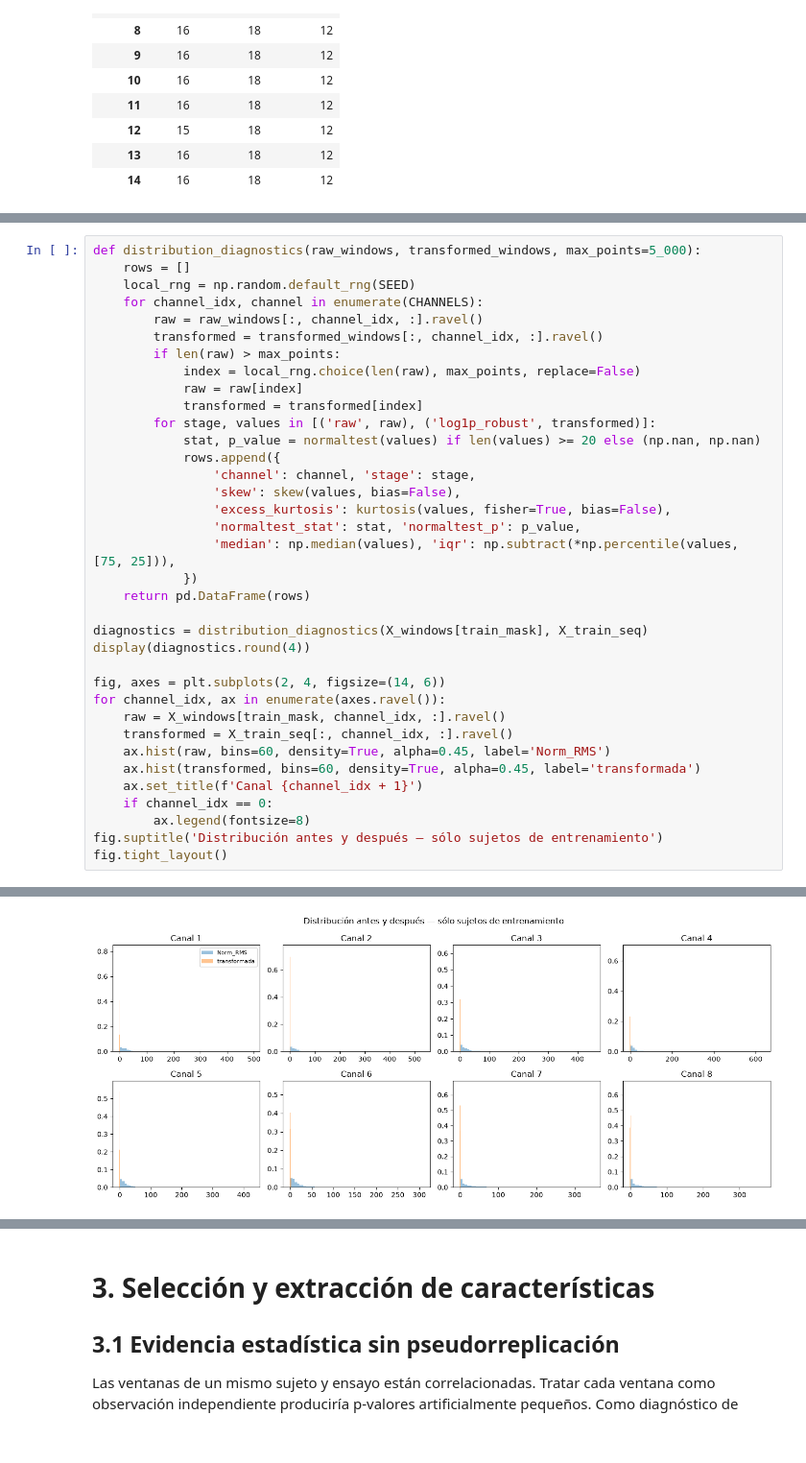
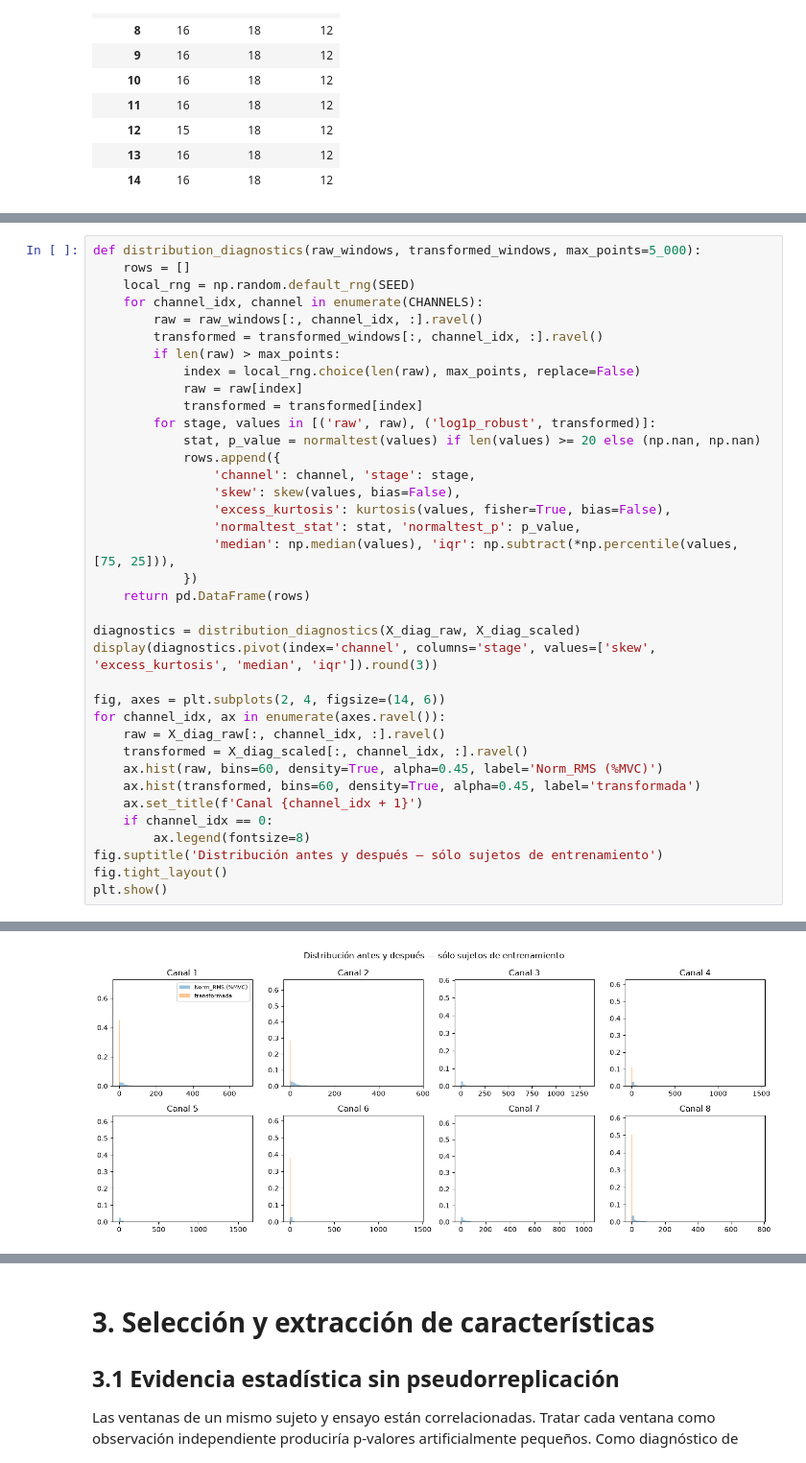
Before and after one commit to Paola-leon/human-activity-recognition, a Jupyter notebook: notebooks/avance2.equipo1.ipynb, the cells around one changed output, grey strips where cells are left out. Shown at 96% size. Cells and saved outputs as stored; diff of their text form.

```diff
--- a/notebooks/avance2.equipo1.ipynb
+++ b/notebooks/avance2.equipo1.ipynb
@@ -595,18 +914,19 @@ def distribution_diagnostics(raw_windows, transformed_windows, max_points=5_000)
             })
     return pd.DataFrame(rows)
 
-diagnostics = distribution_diagnostics(X_windows[train_mask], X_train_seq)
-display(diagnostics.round(4))
+diagnostics = distribution_diagnostics(X_diag_raw, X_diag_scaled)
+display(diagnostics.pivot(index='channel', columns='stage', values=['skew', 'excess_kurtosis', 'median', 'iqr']).round(3))
 
 fig, axes = plt.subplots(2, 4, figsize=(14, 6))
 for channel_idx, ax in enumerate(axes.ravel()):
-    raw = X_windows[train_mask, channel_idx, :].ravel()
-    transformed = X_train_seq[:, channel_idx, :].ravel()
-    ax.hist(raw, bins=60, density=True, alpha=0.45, label='Norm_RMS')
+    raw = X_diag_raw[:, channel_idx, :].ravel()
+    transformed = X_diag_scaled[:, channel_idx, :].ravel()
+    ax.hist(raw, bins=60, density=True, alpha=0.45, label='Norm_RMS (%MVC)')
     ax.hist(transformed, bins=60, density=True, alpha=0.45, label='transformada')
     ax.set_title(f'Canal {channel_idx + 1}')
     if channel_idx == 0:
         ax.legend(fontsize=8)
 fig.suptitle('Distribución antes y después — sólo sujetos de entrenamiento')
 fig.tight_layout()
+plt.show()
 # %% [output]
@@ -630 +944 @@ fig.tight_layout()
-[figure, old version]
+[figure, new version]
```
Also changed, not shown: parts of 49 cells of this notebook, 1 other file.
